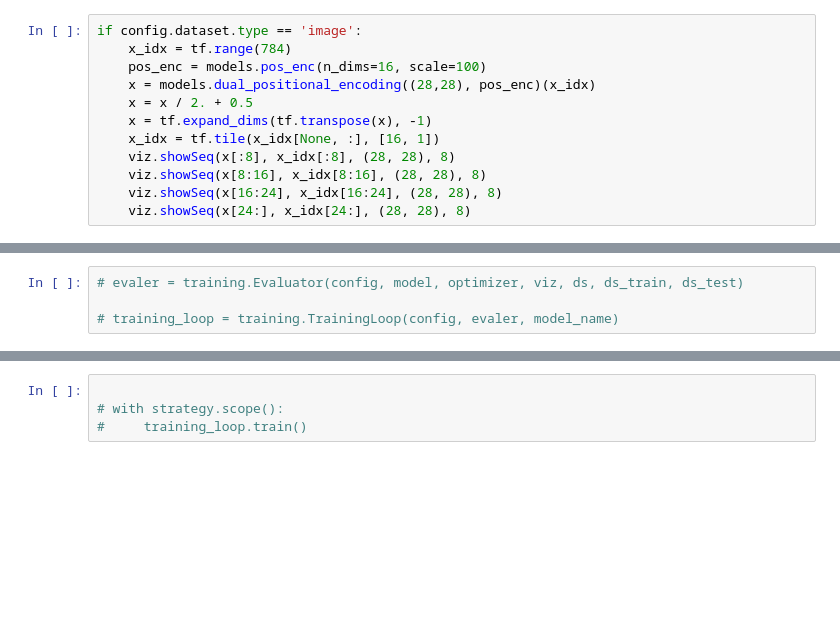
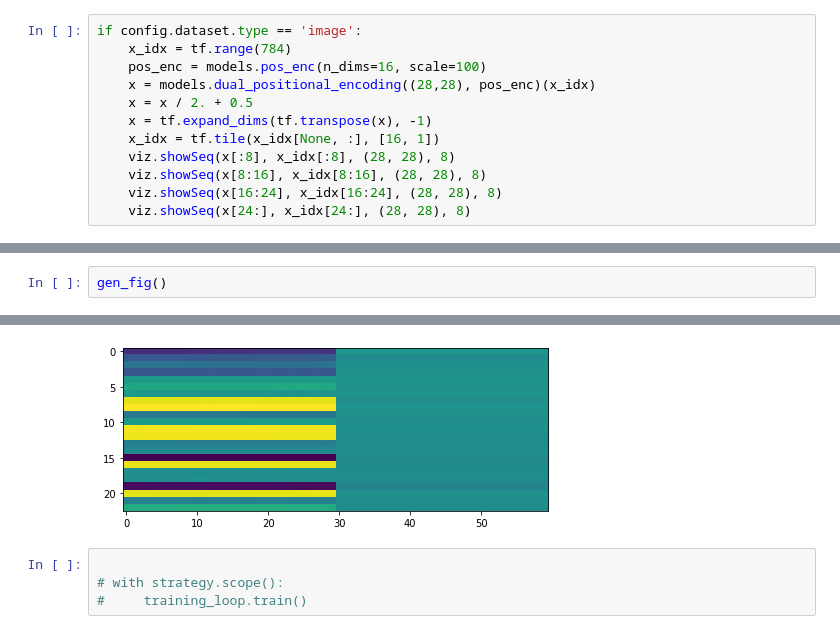
Before and after one commit to maxeonyx/msc, a Jupyter notebook: notebook.ipynb, the cells around one changed output, grey strips where cells are left out. Drawn from its saved outputs; the diff is of its cells as text; blank space fills up the shorter version.

```diff
--- a/notebook.ipynb
+++ b/notebook.ipynb
@@ -320,4 +430,3 @@ KeyboardInterrupt:
 # %%
-# evaler = training.Evaluator(config, model, optimizer, viz, ds, ds_train, ds_test)
-
-# training_loop = training.TrainingLoop(config, evaler, model_name)
+gen_fig()
+# %% [output]
@@ -324,3 +434,4 @@ KeyboardInterrupt:
+[figure, added]
 # %%
 
 # with strategy.scope():
```
Also changed, not shown: parts of 11 cells of this notebook, 7 other files.
